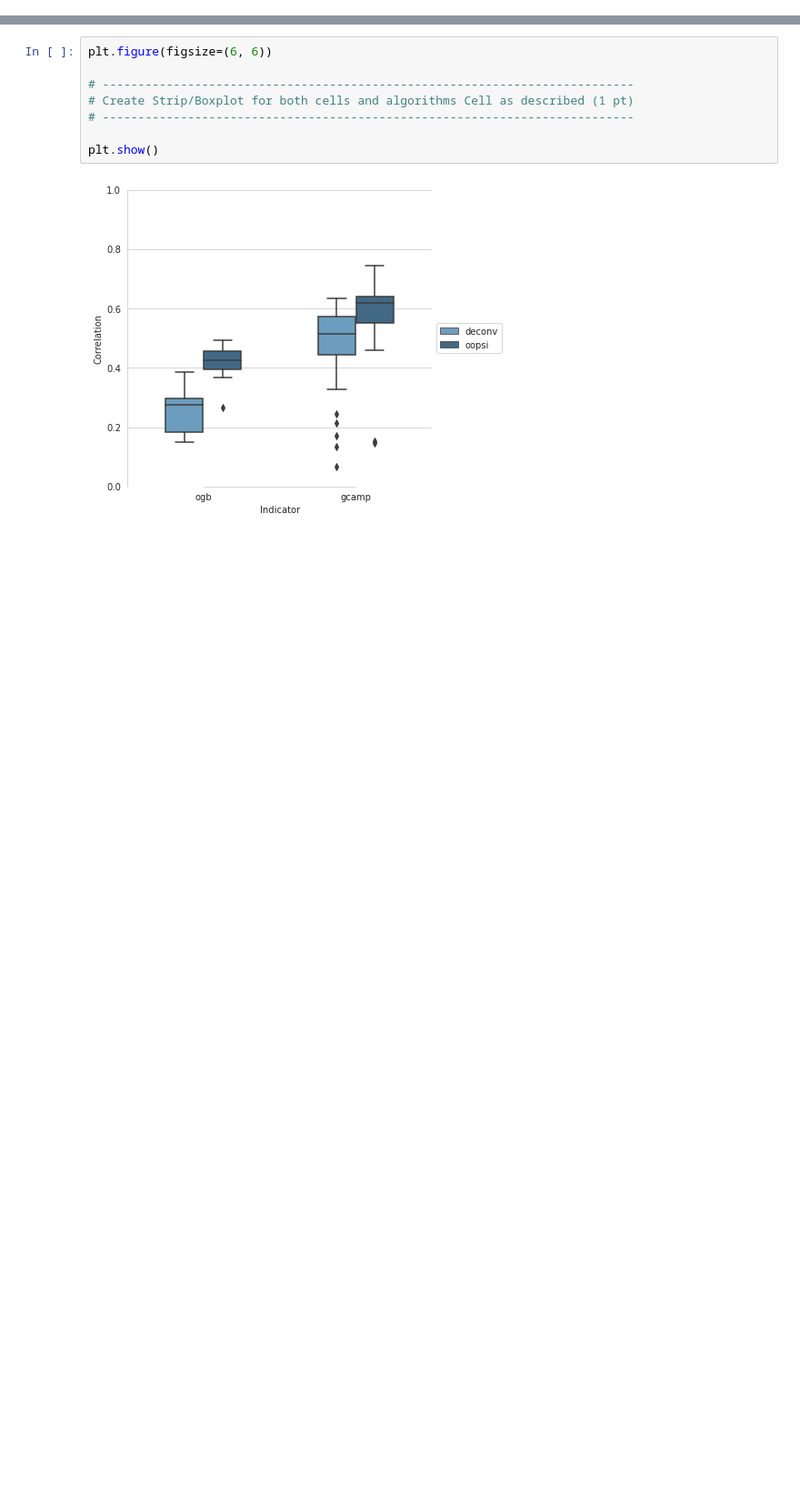
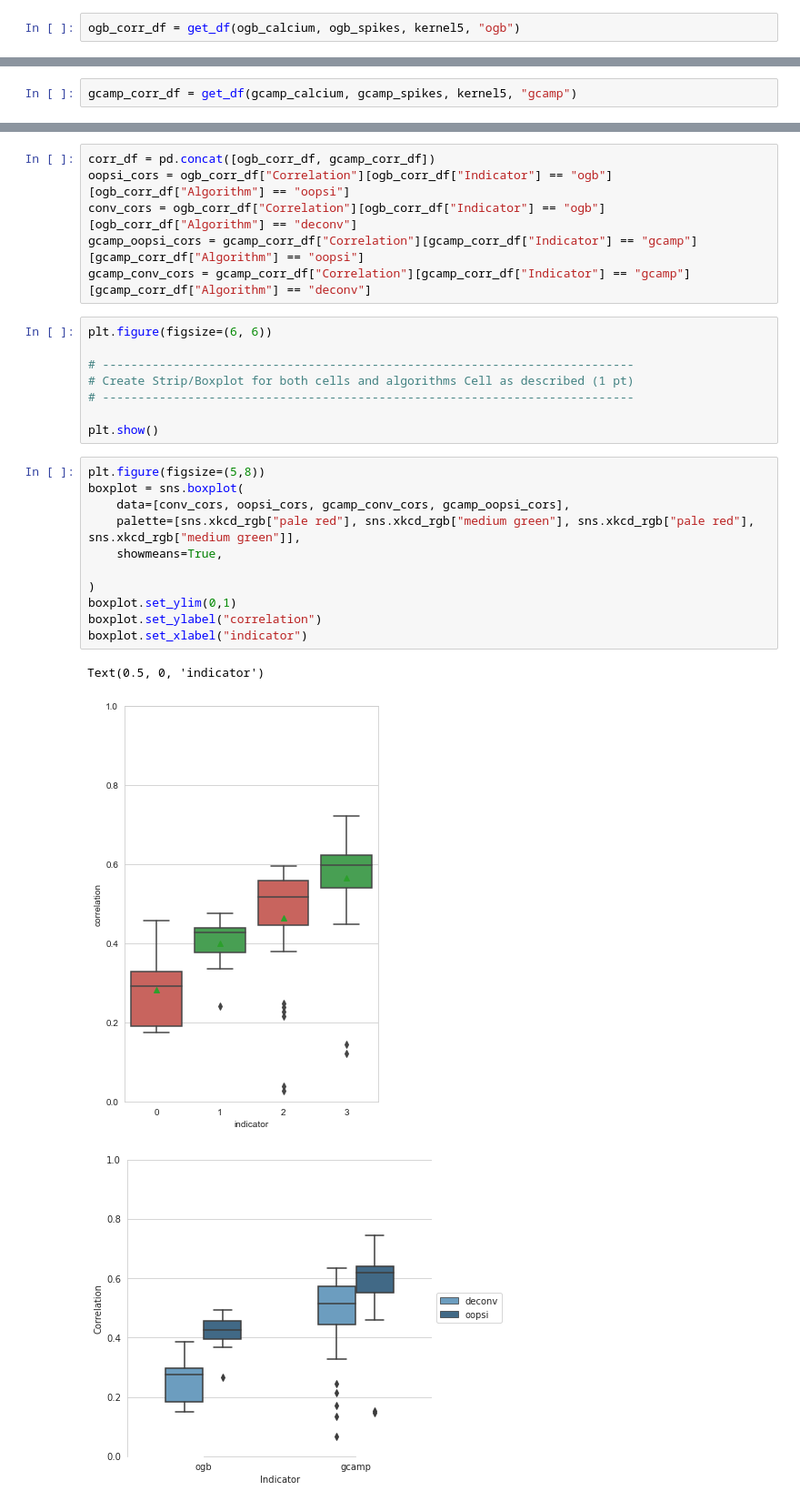
Before and after one commit to mdittschar/NDS, a Jupyter notebook: CodingLab4.ipynb, the cells around one changed output, grey strips where cells are left out. Shown at 91% size. Drawn from its saved outputs; the diff is of its cells as text; blank space fills up the shorter version.

Commit message:
A4 Correlation fertig und Boxplots

```diff
--- a/CodingLab4.ipynb
+++ b/CodingLab4.ipynb
@@ -485,3 +432,5 @@ Create OGB dataframe
+# %%
+ogb_corr_df = get_df(ogb_calcium, ogb_spikes, kernel5, "ogb")
 # %% [markdown]
 Evaluate on GCamp data
 # %%
@@ -495,5 +442,13 @@ Create GCamp dataframe
+# %%
+gcamp_corr_df = get_df(gcamp_calcium, gcamp_spikes, kernel5, "gcamp")
 # %% [markdown]
 Combine both dataframes and plot
+# %%
+corr_df = pd.concat([ogb_corr_df, gcamp_corr_df])
+oopsi_cors = ogb_corr_df["Correlation"][ogb_corr_df["Indicator"] == "ogb"][ogb_corr_df["Algorithm"] == "oopsi"]
+conv_cors = ogb_corr_df["Correlation"][ogb_corr_df["Indicator"] == "ogb"][ogb_corr_df["Algorithm"] == "deconv"]
+gcamp_oopsi_cors = gcamp_corr_df["Correlation"][gcamp_corr_df["Indicator"] == "gcamp"][gcamp_corr_df["Algorithm"] == "oopsi"]
+gcamp_conv_cors = gcamp_corr_df["Correlation"][gcamp_corr_df["Indicator"] == "gcamp"][gcamp_corr_df["Algorithm"] == "deconv"]
 # %%
 plt.figure(figsize=(6, 6))
 
@@ -502,5 +457,19 @@ plt.figure(figsize=(6, 6))
 # ---------------------------------------------------------------------------
 
 plt.show()
+# %%
+plt.figure(figsize=(5,8))
+boxplot = sns.boxplot(
+    data=[conv_cors, oopsi_cors, gcamp_conv_cors, gcamp_oopsi_cors],
+    palette=[sns.xkcd_rgb["pale red"], sns.xkcd_rgb["medium green"], sns.xkcd_rgb["pale red"], sns.xkcd_rgb["medium green"]],
+    showmeans=True,
+
+)
+boxplot.set_ylim(0,1)
+boxplot.set_ylabel("correlation")
+boxplot.set_xlabel("indicator")
+# %% [output]
+Text(0.5, 0, 'indicator')
+[figure, added]
 # %% [markdown]
 ![fig_cl4_t4_0](embedded-picture-1)
```
Also changed, not shown: parts of 15 cells of this notebook.
